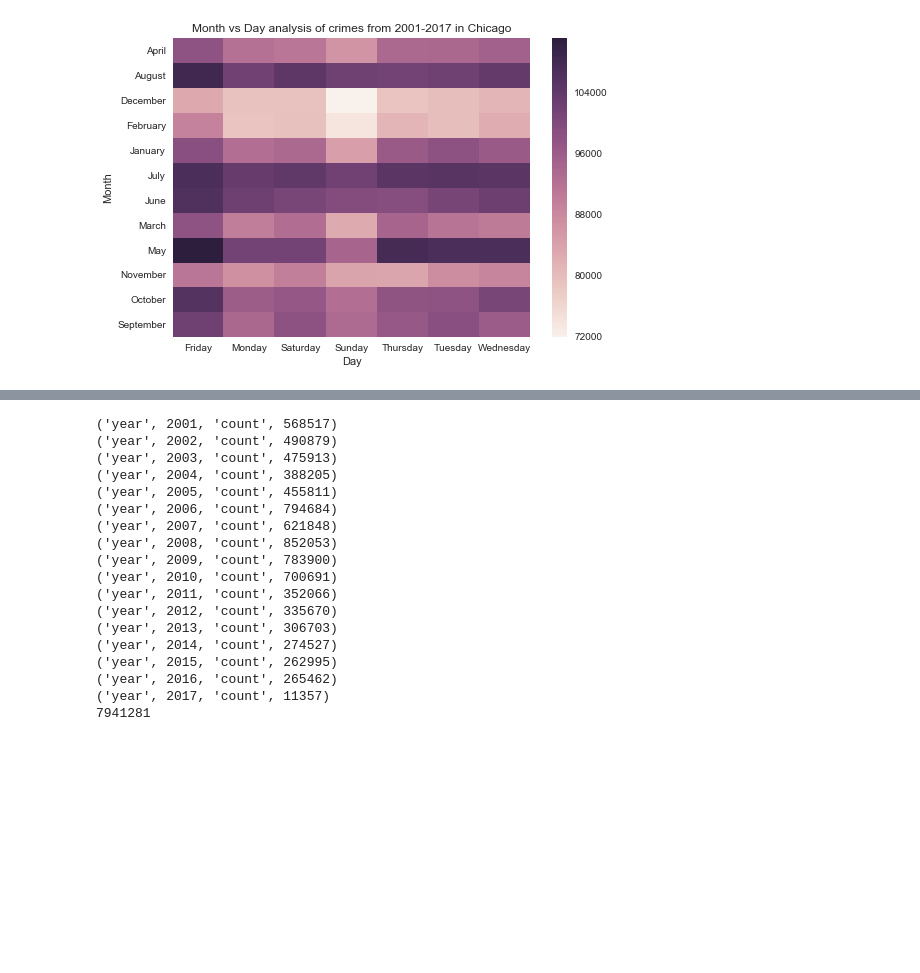
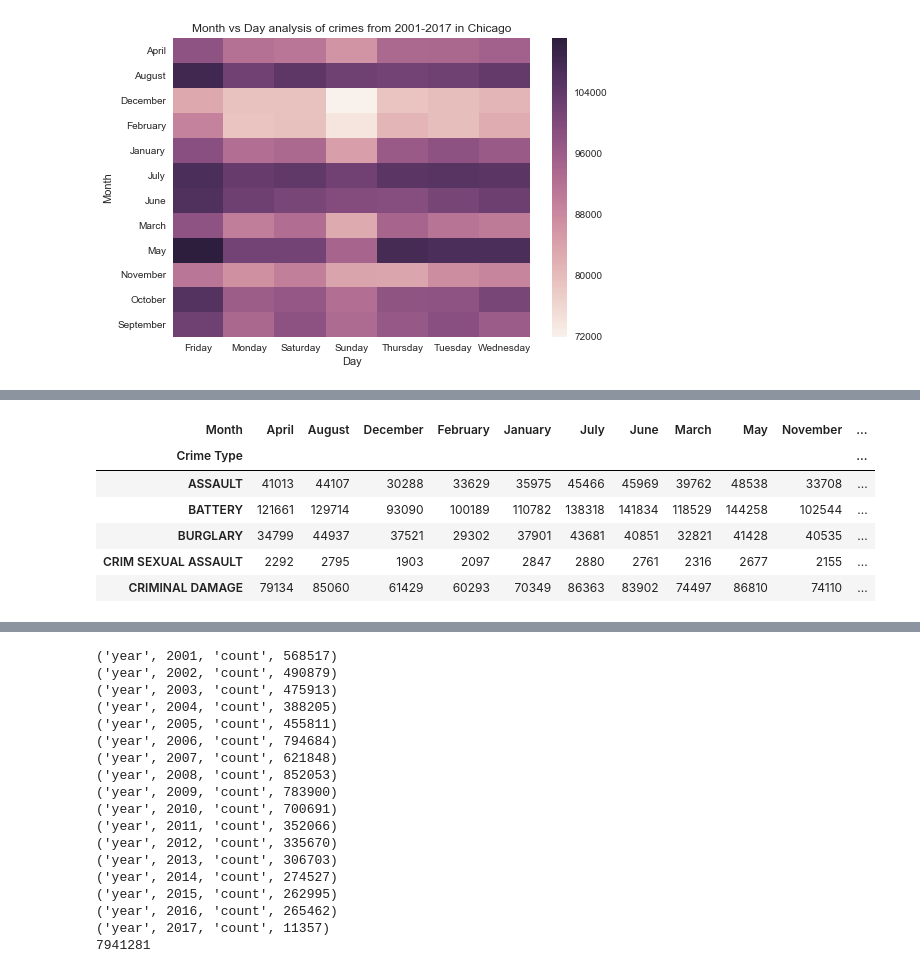
Before and after one commit to bodhisattamaiti25/projects-data-science, a Jupyter notebook: chicago_crime_data_analysis/chicago_crime_data_analysis.ipynb, the cells around one changed output, grey strips where cells are left out. Drawn from its saved outputs; the diff is of its cells as text; code cells hidden in the pictures; blank space fills up the shorter version.

```diff
--- a/chicago_crime_data_analysis/chicago_crime_data_analysis.ipynb
+++ b/chicago_crime_data_analysis/chicago_crime_data_analysis.ipynb
@@ -367,0 +384,11 @@ crimes_2001_17['Block'].value_counts().shape
+# %%
+crime_counts_by_month_crimeType_df = crime_counts_by_month_crimeType_df.pivot('Crime Type', 'Month', 'Count')
+crime_counts_by_month_crimeType_df.head()
+# %% [output]
+| Month | April | August | December | February | January | July | June | March | May | November | ... |
+| Crime Type |  |  |  |  |  |  |  |  |  |  | ... |
+| ASSAULT | 41013 | 44107 | 30288 | 33629 | 35975 | 45466 | 45969 | 39762 | 48538 | 33708 | ... |
+| BATTERY | 121661 | 129714 | 93090 | 100189 | 110782 | 138318 | 141834 | 118529 | 144258 | 102544 | ... |
+| BURGLARY | 34799 | 44937 | 37521 | 29302 | 37901 | 43681 | 40851 | 32821 | 41428 | 40535 | ... |
+| CRIM SEXUAL ASSAULT | 2292 | 2795 | 1903 | 2097 | 2847 | 2880 | 2761 | 2316 | 2677 | 2155 | ... |
+| CRIMINAL DAMAGE | 79134 | 85060 | 61429 | 60293 | 70349 | 86363 | 83902 | 74497 | 86810 | 74110 | ... |
```
Also changed, not shown: parts of 4 cells of this notebook.
